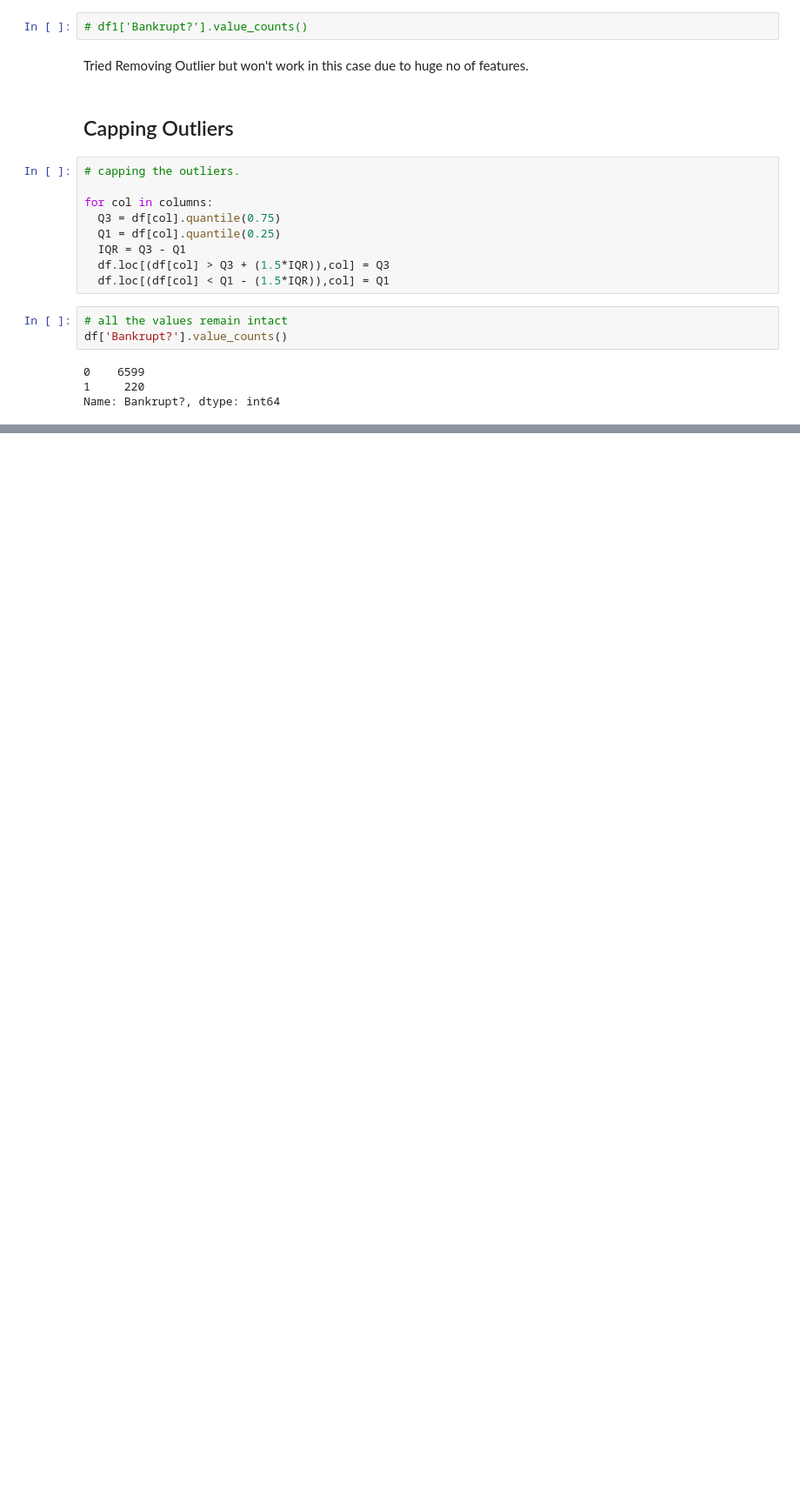
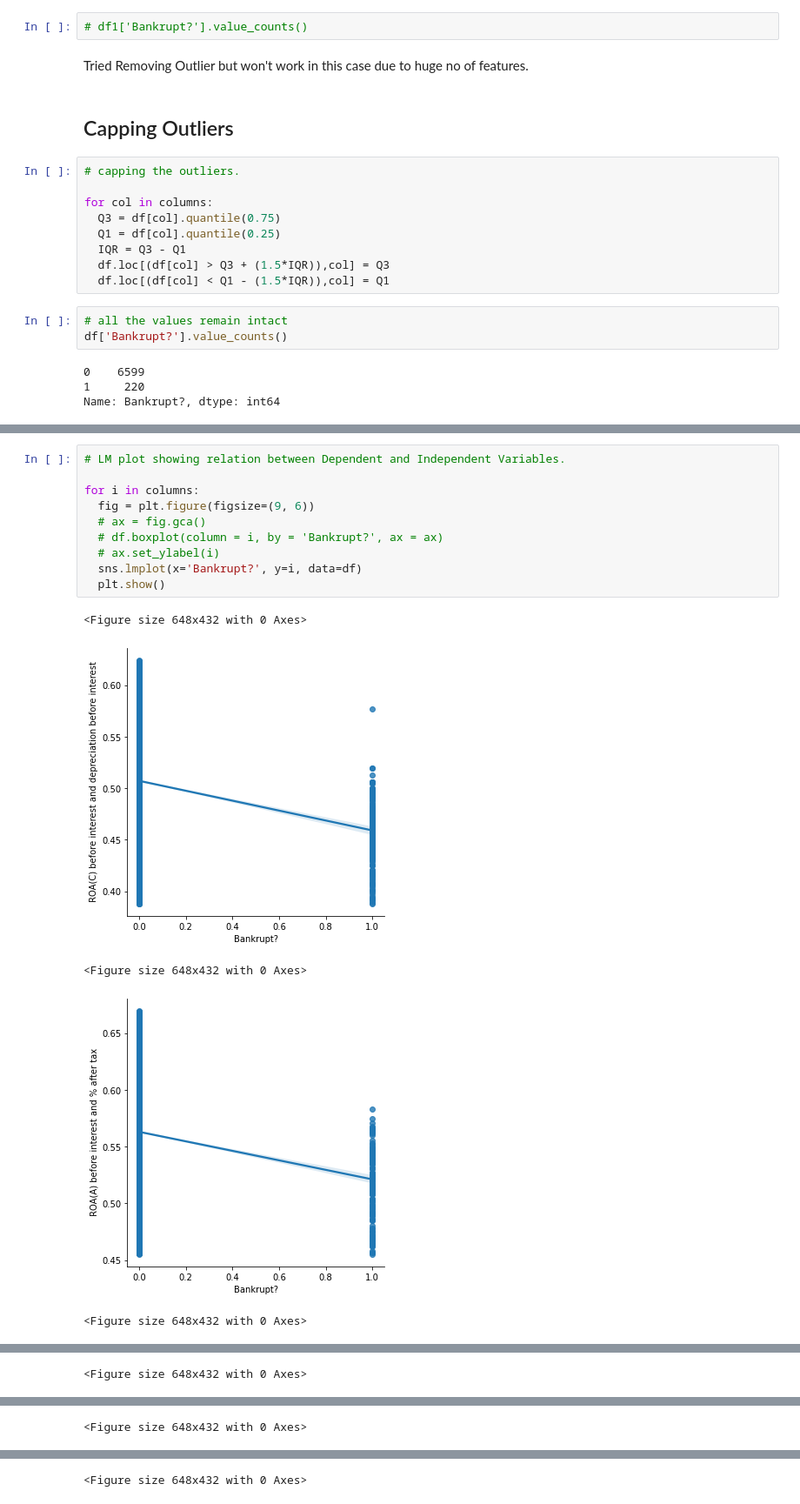
Before and after one commit to Sukruthr/Company-Bankruptcy-Prediction, a Jupyter notebook: COMPANY_BANKRUPTCY_PREDICTION_(_Final_TeamNotebook_).ipynb, the cells around one changed output, grey strips where cells are left out. Shown at 87% size. Drawn from its saved outputs; the diff is of its cells as text; blank space fills up the shorter version.

```diff
--- a/COMPANY_BANKRUPTCY_PREDICTION_(_Final_TeamNotebook_).ipynb
+++ b/COMPANY_BANKRUPTCY_PREDICTION_(_Final_TeamNotebook_).ipynb
@@ -706,0 +711,16 @@ Name: Bankrupt?, dtype: int64
+# %%
+# LM plot showing relation between Dependent and Independent Variables.
+
+for i in columns:
+  fig = plt.figure(figsize=(9, 6))
+  # ax = fig.gca()
+  # df.boxplot(column = i, by = 'Bankrupt?', ax = ax)
+  # ax.set_ylabel(i)
+  sns.lmplot(x='Bankrupt?', y=i, data=df)
+  plt.show()
+# %% [output]
+<Figure size 648x432 with 0 Axes>
+[figure, added]
+<Figure size 648x432 with 0 Axes>
+[figure, added]
+<Figure size 648x432 with 0 Axes>
@@ -706,0 +728 @@ Name: Bankrupt?, dtype: int64
+<Figure size 648x432 with 0 Axes>
@@ -706,0 +730 @@ Name: Bankrupt?, dtype: int64
+<Figure size 648x432 with 0 Axes>
@@ -706,0 +732 @@ Name: Bankrupt?, dtype: int64
+<Figure size 648x432 with 0 Axes>
```
Also changed, not shown: parts of 41 cells of this notebook.
